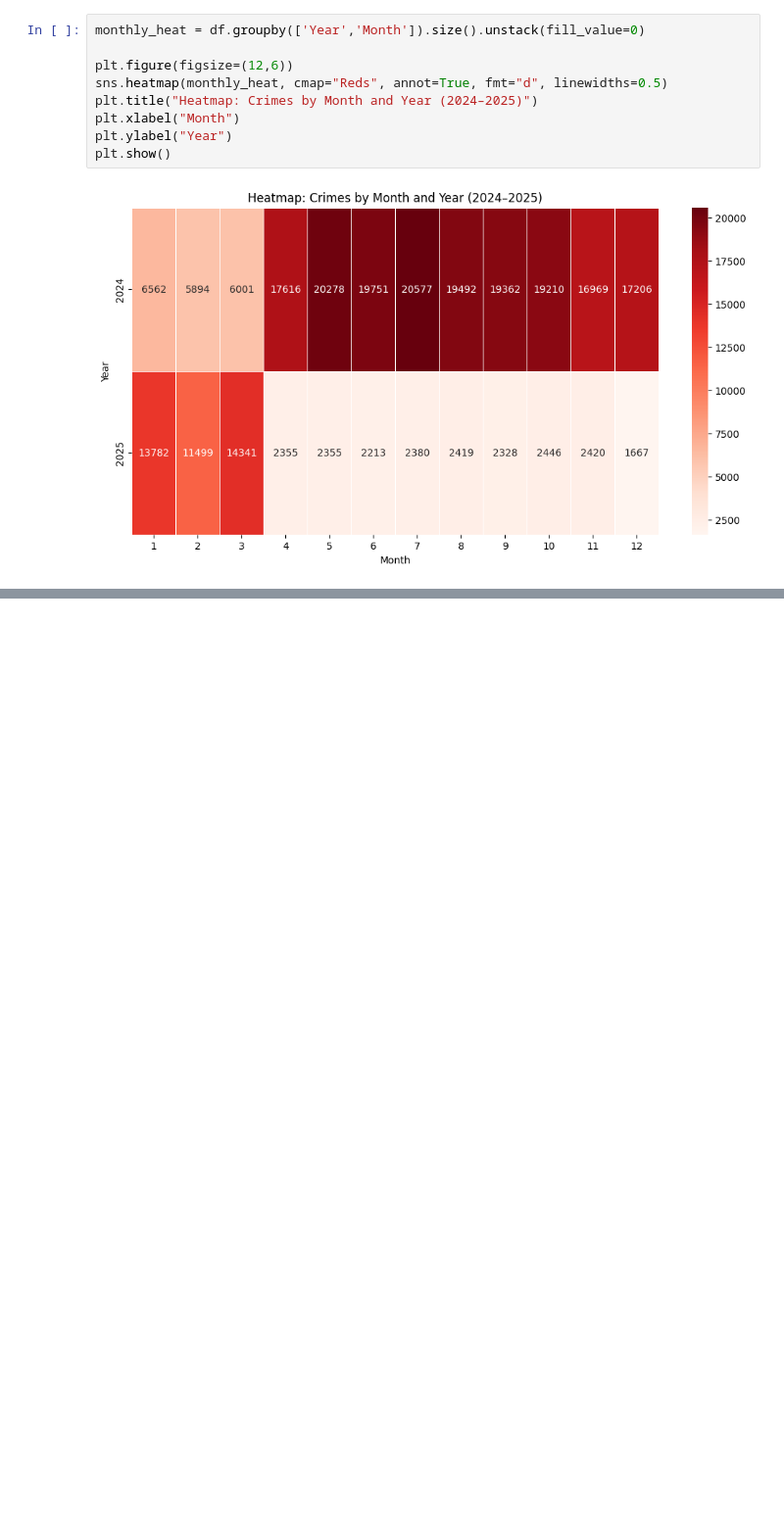
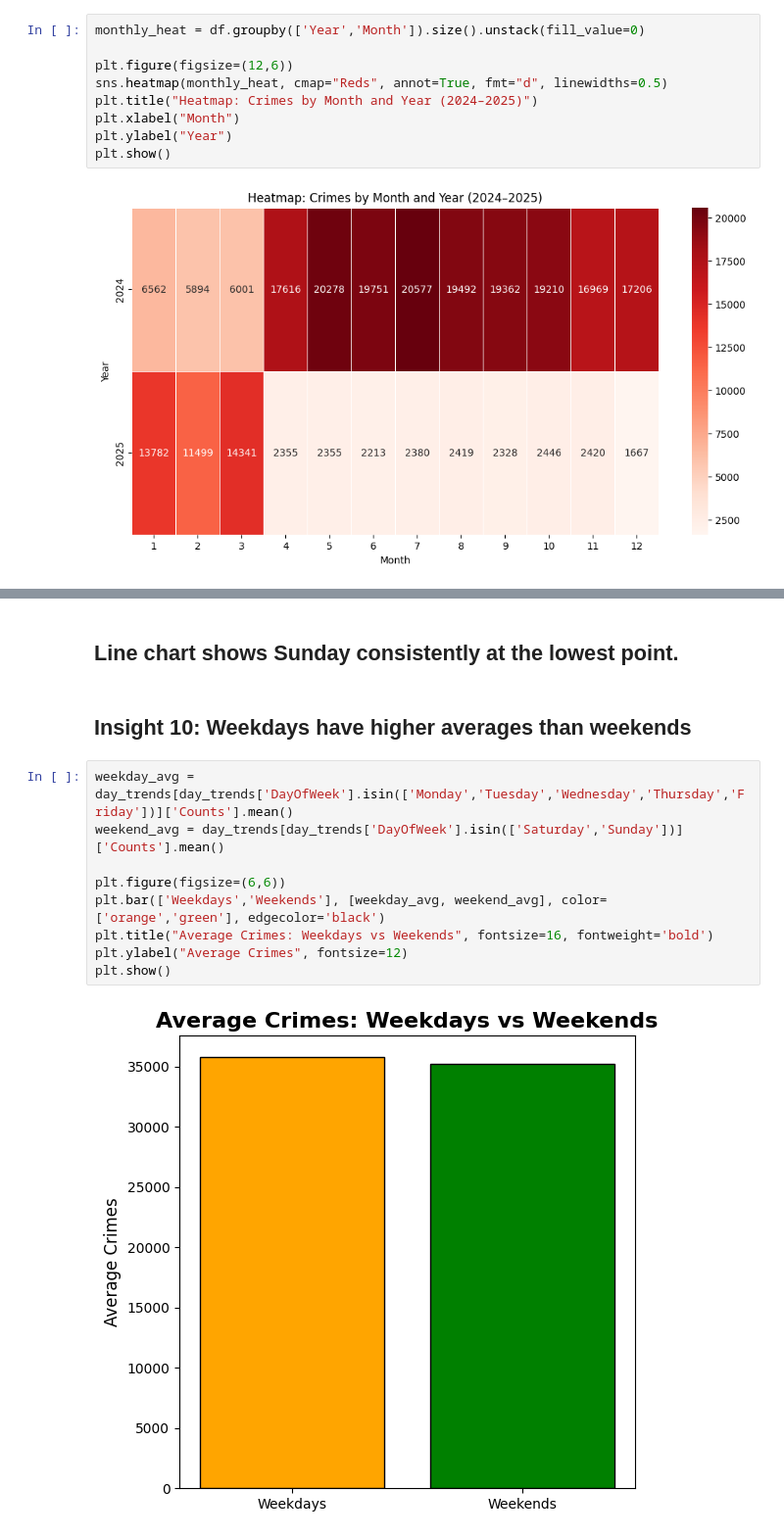
Before and after one commit to pasapak-sayo/ELEC303-DataAnalytics_exam, a Jupyter notebook: MidtermHandsOnExam.ipynb, the cells around one changed output, grey strips where cells are left out. Shown at 98% size. Drawn from its saved outputs; the diff is of its cells as text; blank space fills up the shorter version.

```diff
--- a/MidtermHandsOnExam.ipynb
+++ b/MidtermHandsOnExam.ipynb
@@ -201,0 +253,15 @@ plt.show()
+# %% [markdown]
+<h2> Line chart shows Sunday consistently at the lowest point.</h2>
+# %% [markdown]
+<h2>Insight 10: Weekdays have higher averages than weekends</h2>
+# %%
+weekday_avg = day_trends[day_trends['DayOfWeek'].isin(['Monday','Tuesday','Wednesday','Thursday','Friday'])]['Counts'].mean()
+weekend_avg = day_trends[day_trends['DayOfWeek'].isin(['Saturday','Sunday'])]['Counts'].mean()
+
+plt.figure(figsize=(6,6))
+plt.bar(['Weekdays','Weekends'], [weekday_avg, weekend_avg], color=['orange','green'], edgecolor='black')
+plt.title("Average Crimes: Weekdays vs Weekends", fontsize=16, fontweight='bold')
+plt.ylabel("Average Crimes", fontsize=12)
+plt.show()
+# %% [output]
+[figure, added]
```
Also changed, not shown: parts of 98 cells of this notebook.
